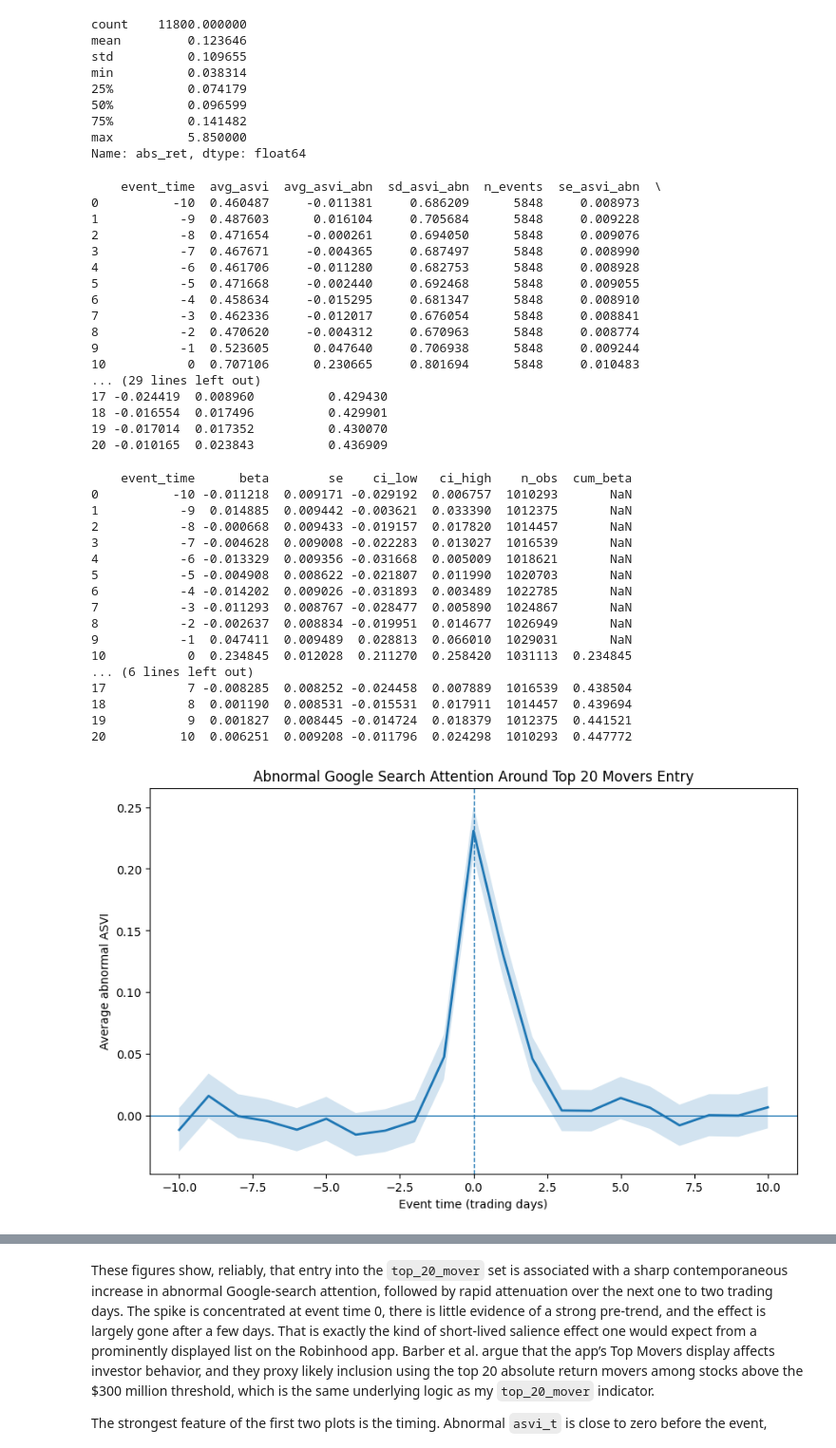
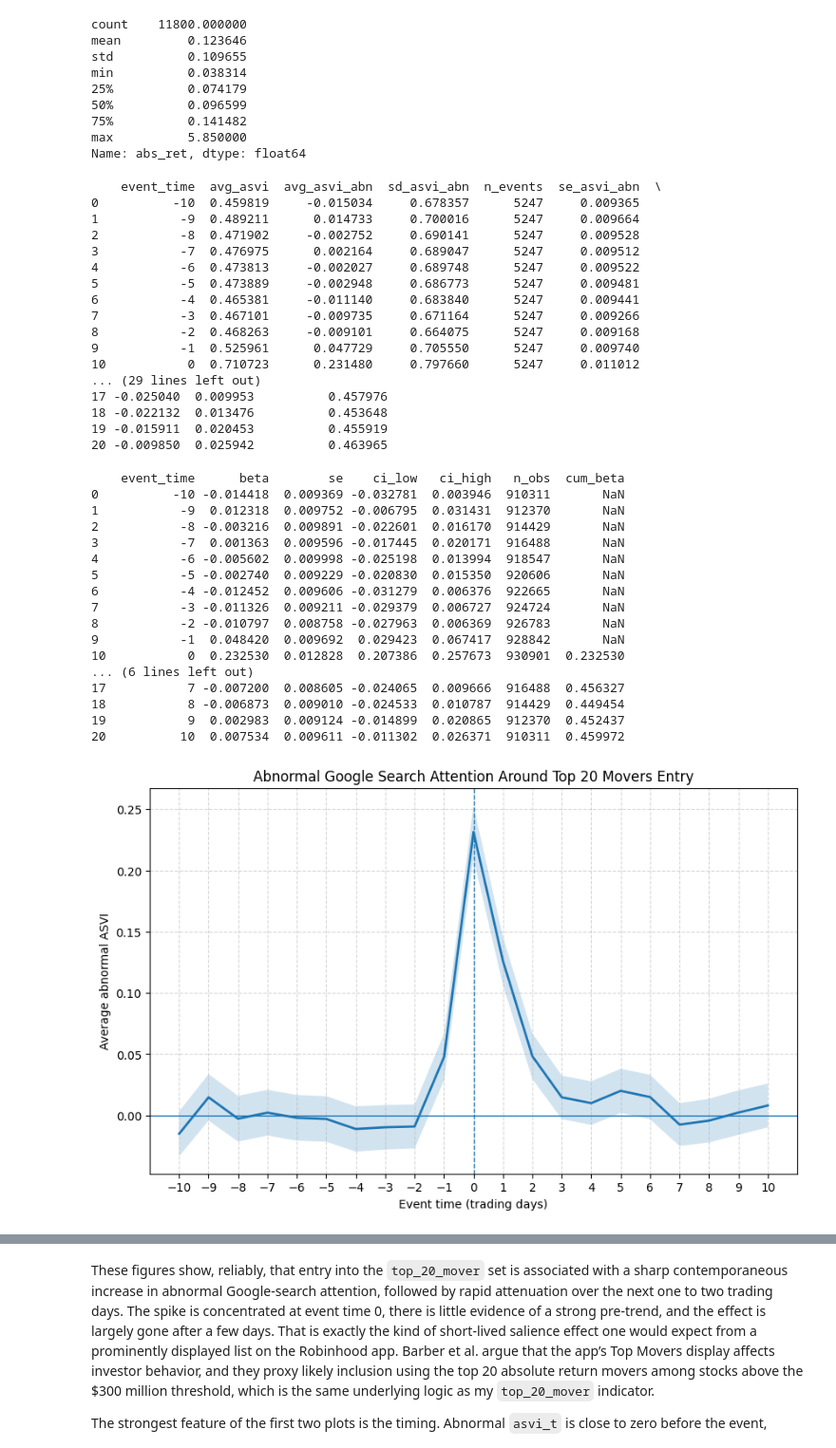
Before and after one commit to YVYX04/Bachelor_Thesis, a Jupyter notebook: notebooks/main/hypotheses/02_TopMovers_asvi.ipynb, the cells around one changed output, grey strips where cells are left out. Shown at 95% size. Cells and saved outputs as stored; diff of their text form; code cells hidden in the pictures.

```diff
--- a/notebooks/main/hypotheses/02_TopMovers_asvi.ipynb
+++ b/notebooks/main/hypotheses/02_TopMovers_asvi.ipynb
@@ -43,4 +43,4 @@ Based on the information provided in Barber et al. (2022), I build a binary indi
 # %%
 # subsample for the purpose of the analysis
 df1 = main[['date', 'ticker', 'ret', 'size', 'svi']].copy()
-df1['size'] *= 1000 # convert size to millions
+df1['size'] = df1['prc'].abs() * df1['shrout'] / 1e3 # market cap in millions
@@ -282,69 +284,72 @@ plt.fill_between(
 plt.axvline(0, linestyle='--', linewidth=1)
 plt.axhline(0, linestyle='-', linewidth=1)
 plt.xlabel('Event time (trading days)')
+# force the x label to have a line for each day
+plt.xticks(range(-event_window, event_window + 1))
 plt.ylabel('Average abnormal ASVI')
 plt.title('Abnormal Google Search Attention Around Top 20 Movers Entry')
+plt.grid(True, linestyle='--', alpha=0.5)
 plt.show()
 
 # Local-projection estimates
 plt.figure(figsize=(10, 6))
 plt.plot(lp_results['event_time'], lp_results['beta'], linewidth=2)
 plt.fill_between(
     lp_results['event_time'],
     lp_results['ci_low'],
     lp_results['ci_high'],
     alpha=0.2
 )
 plt.axvline(0, linestyle='--', linewidth=1)
 plt.axhline(0, linestyle='-', linewidth=1)
 plt.xlabel('Event time (trading days)')
 plt.ylabel('Estimated abnormal ASVI')
 plt.title('Event-Time Response of Google Search Attention to Top 20 Movers Entry')
 plt.show()
 
 # Cumulative abnormal attention
 plt.figure(figsize=(10, 6))
 cum_df = lp_results[lp_results['event_time'] >= 0].copy()
 plt.plot(cum_df['event_time'], cum_df['cum_beta'], linewidth=2)
 plt.axvline(0, linestyle='--', linewidth=1)
 plt.axhline(0, linestyle='-', linewidth=1)
 plt.xlabel('Event time (trading days)')
 plt.ylabel('Cumulative abnormal ASVI')
 plt.title('Cumulative Attention Response After Top 20 Movers Entry')
 plt.show()
 # %% [output]
     event_time  avg_asvi  avg_asvi_abn  sd_asvi_abn  n_events  se_asvi_abn  \
-0          -10  0.460487     -0.011381     0.686209      5848     0.008973
-1           -9  0.487603      0.016104     0.705684      5848     0.009228
-2           -8  0.471654     -0.000261     0.694050      5848     0.009076
-3           -7  0.467671     -0.004365     0.687497      5848     0.008990
-4           -6  0.461706     -0.011280     0.682753      5848     0.008928
-5           -5  0.471668     -0.002440     0.692468      5848     0.009055
-6           -4  0.458634     -0.015295     0.681347      5848     0.008910
-7           -3  0.462336     -0.012017     0.676054      5848     0.008841
-8           -2  0.470620     -0.004312     0.670963      5848     0.008774
-9           -1  0.523605      0.047640     0.706938      5848     0.009244
-10           0  0.707106      0.230665     0.801694      5848     0.010483
+0          -10  0.459819     -0.015034     0.678357      5247     0.009365
+1           -9  0.489211      0.014733     0.700016      5247     0.009664
+2           -8  0.471902     -0.002752     0.690141      5247     0.009528
+3           -7  0.476975      0.002164     0.689047      5247     0.009512
+4           -6  0.473813     -0.002027     0.689748      5247     0.009522
+5           -5  0.473889     -0.002948     0.686773      5247     0.009481
+6           -4  0.465381     -0.011140     0.683840      5247     0.009441
+7           -3  0.467101     -0.009735     0.671164      5247     0.009266
+8           -2  0.468263     -0.009101     0.664075      5247     0.009168
+9           -1  0.525961      0.047729     0.705550      5247     0.009740
+10           0  0.710723      0.231480     0.797660      5247     0.011012
 ... (29 lines left out)
-17 -0.024419  0.008960          0.429430
-18 -0.016554  0.017496          0.429901
-19 -0.017014  0.017352          0.430070
-20 -0.010165  0.023843          0.436909
+17 -0.025040  0.009953          0.457976
+18 -0.022132  0.013476          0.453648
+19 -0.015911  0.020453          0.455919
+20 -0.009850  0.025942          0.463965
-    event_time      beta        se    ci_low   ci_high    n_obs  cum_beta
-0          -10 -0.011218  0.009171 -0.029192  0.006757  1010293       NaN
-1           -9  0.014885  0.009442 -0.003621  0.033390  1012375       NaN
-2           -8 -0.000668  0.009433 -0.019157  0.017820  1014457       NaN
-3           -7 -0.004628  0.009008 -0.022283  0.013027  1016539       NaN
-4           -6 -0.013329  0.009356 -0.031668  0.005009  1018621       NaN
-5           -5 -0.004908  0.008622 -0.021807  0.011990  1020703       NaN
-6           -4 -0.014202  0.009026 -0.031893  0.003489  1022785       NaN
-7           -3 -0.011293  0.008767 -0.028477  0.005890  1024867       NaN
-8           -2 -0.002637  0.008834 -0.019951  0.014677  1026949       NaN
-9           -1  0.047411  0.009489  0.028813  0.066010  1029031       NaN
-10           0  0.234845  0.012028  0.211270  0.258420  1031113  0.234845
+    event_time      beta        se    ci_low   ci_high   n_obs  cum_beta
+0          -10 -0.014418  0.009369 -0.032781  0.003946  910311       NaN
+1           -9  0.012318  0.009752 -0.006795  0.031431  912370       NaN
+2           -8 -0.003216  0.009891 -0.022601  0.016170  914429       NaN
+3           -7  0.001363  0.009596 -0.017445  0.020171  916488       NaN
+4           -6 -0.005602  0.009998 -0.025198  0.013994  918547       NaN
+5           -5 -0.002740  0.009229 -0.020830  0.015350  920606       NaN
+6           -4 -0.012452  0.009606 -0.031279  0.006376  922665       NaN
+7           -3 -0.011326  0.009211 -0.029379  0.006727  924724       NaN
+8           -2 -0.010797  0.008758 -0.027963  0.006369  926783       NaN
+9           -1  0.048420  0.009692  0.029423  0.067417  928842       NaN
+10           0  0.232530  0.012828  0.207386  0.257673  930901  0.232530
 ... (6 lines left out)
-17           7 -0.008285  0.008252 -0.024458  0.007889  1016539  0.438504
-18           8  0.001190  0.008531 -0.015531  0.017911  1014457  0.439694
-19           9  0.001827  0.008445 -0.014724  0.018379  1012375  0.441521
-20          10  0.006251  0.009208 -0.011796  0.024298  1010293  0.447772
+17           7 -0.007200  0.008605 -0.024065  0.009666  916488  0.456327
+18           8 -0.006873  0.009010 -0.024533  0.010787  914429  0.449454
+19           9  0.002983  0.009124 -0.014899  0.020865  912370  0.452437
+20          10  0.007534  0.009611 -0.011302  0.026371  910311  0.459972
-[figure, old version]
+[figure, new version]
```
Also changed, not shown: parts of 7 cells of this notebook, 7 other files.
